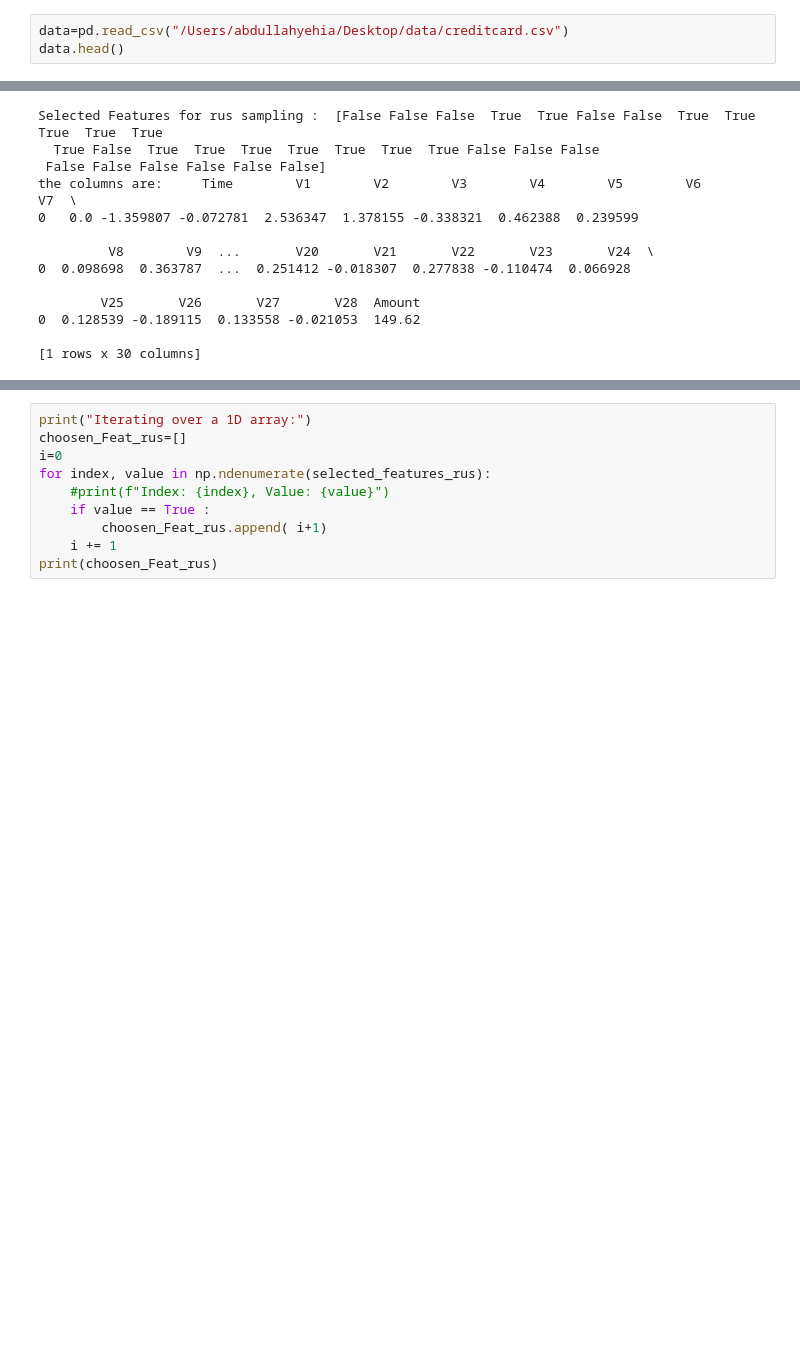
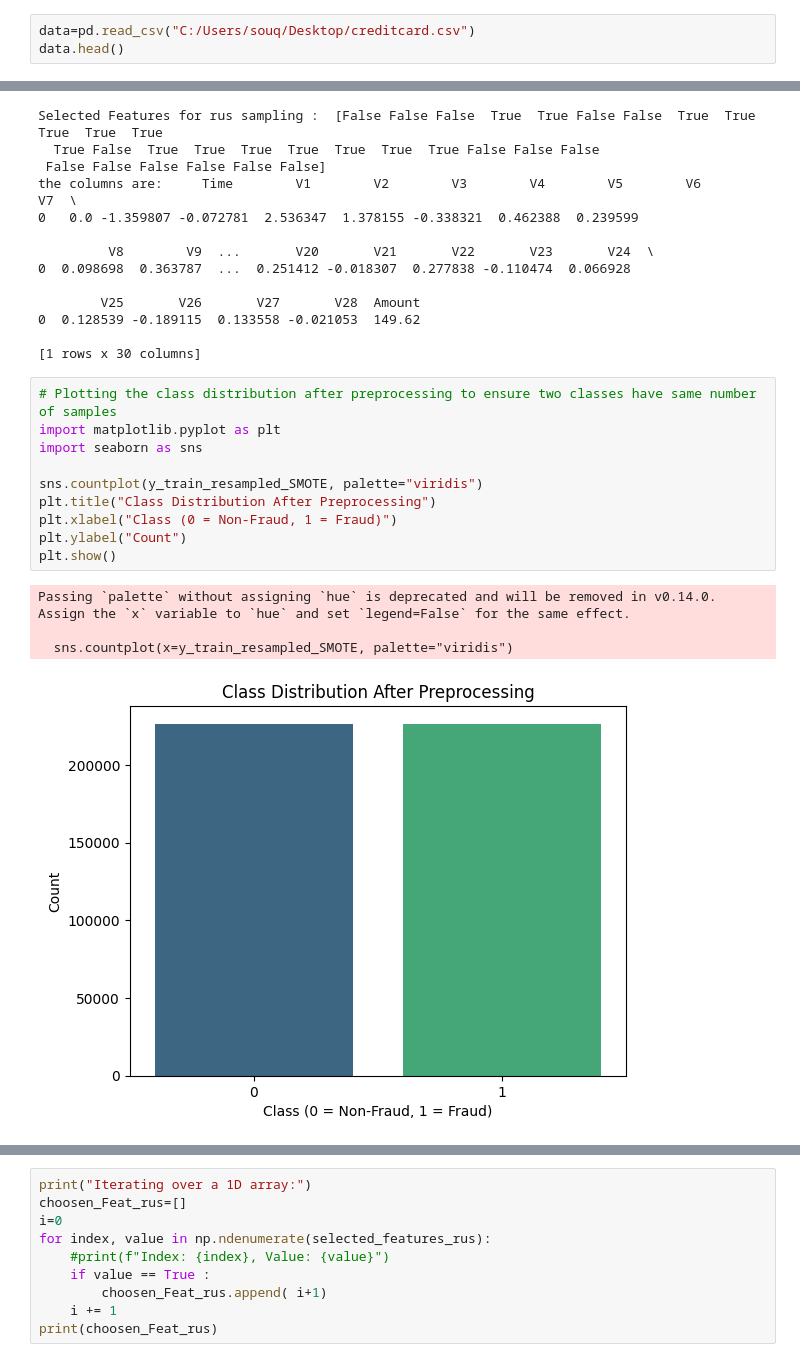
Before and after one commit to MohammadDaadour/Credit-Card-Fraud_Detection, a Jupyter notebook: preprocessing.ipynb, the cells around one changed output, grey strips where cells are left out. Cells and saved outputs as stored; diff of their text form; blank space fills up the shorter version.

```diff
--- a/preprocessing.ipynb
+++ b/preprocessing.ipynb
@@ -4,7 +4,7 @@ import pandas as pd
 import numpy as np
 import seaborn as sns
 # %%
-data=pd.read_csv("/Users/abdullahyehia/Desktop/data/creditcard.csv")
+data=pd.read_csv("C:/Users/souq/Desktop/creditcard.csv")
 data.head()
 # %% [output]
 |  | Time | V1 | V2 | V3 | V4 | V5 | V6 | V7 | V8 | V9 | ... | ... |
@@ -210,3 +210,18 @@ the columns are:     Time        V1        V2        V3        V4        V5
 0  0.128539 -0.189115  0.133558 -0.021053  149.62
 
 [1 rows x 30 columns]
+# %%
+# Plotting the class distribution after preprocessing to ensure two classes have same number of samples
+import matplotlib.pyplot as plt
+import seaborn as sns
+
+sns.countplot(y_train_resampled_SMOTE, palette="viridis")
+plt.title("Class Distribution After Preprocessing")
+plt.xlabel("Class (0 = Non-Fraud, 1 = Fraud)")
+plt.ylabel("Count")
+plt.show()
+# %% [output]
+Passing `palette` without assigning `hue` is deprecated and will be removed in v0.14.0. Assign the `x` variable to `hue` and set `legend=False` for the same effect.
+
+  sns.countplot(x=y_train_resampled_SMOTE, palette="viridis")
+[figure, added]
```
Also changed, not shown: parts of 8 cells of this notebook.
